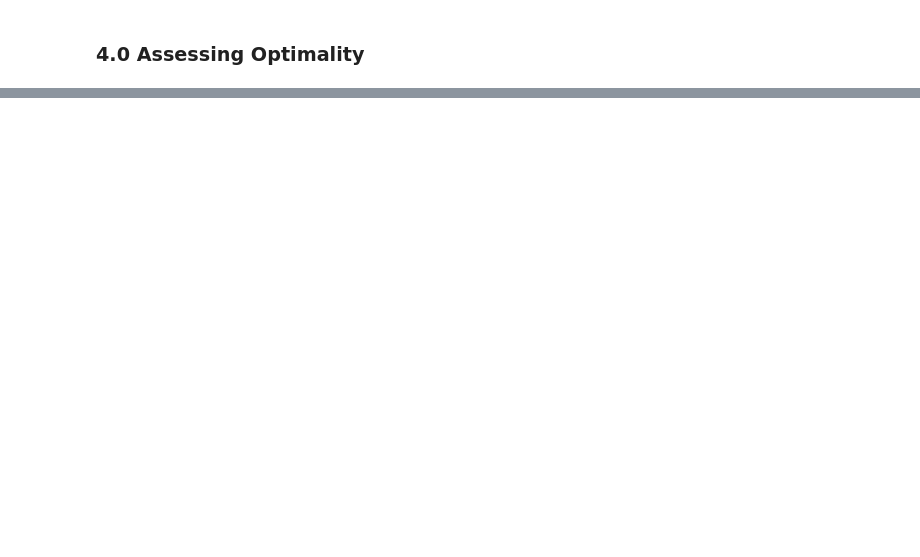
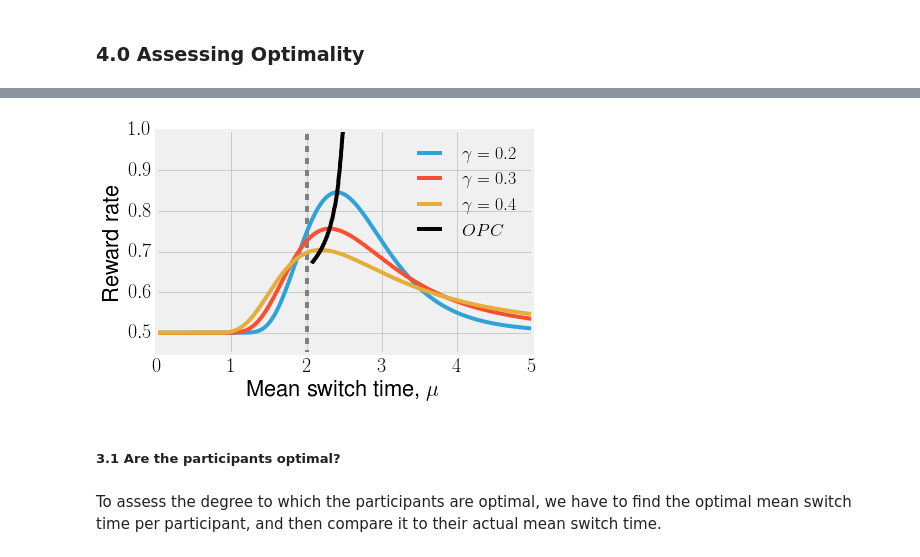
Before and after one commit to dfreestone/timing_tasks, a Jupyter notebook: Switch task/Switch_Analysis.ipynb, the cells around one changed output, grey strips where cells are left out. Drawn from its saved outputs; the diff is of its cells as text; code cells hidden in the pictures; blank space fills up the shorter version.

Commit message:
Finished the analysis, added better output for task

```diff
--- a/Switch task/Switch_Analysis.ipynb
+++ b/Switch task/Switch_Analysis.ipynb
@@ -187,0 +256,13 @@ ax.tick_params(labelsize=20)
+# %%
+def optimal(γ, task_params):
+    """Return the optimal mean switch time given γ"""
+    T_long = task_params[1]
+    μ, γ = np.meshgrid(np.linspace(0, 1.5*T_long, 1000), γ)
+    r = expected_reward(μ, γ, task_params)
+
+    # When γ is very low (or zero), the expected value can't really be computed.
+    idx = ~np.isnan(r).all(axis=1)
+    γ = γ[idx, :]
+    r = r[idx, :]
+    return (μ[0, np.nanargmax(r, axis=1)],
+            np.nanmax(r, axis=1))
@@ -187,0 +271,27 @@ ax.tick_params(labelsize=20)
+# %%
+μ = np.linspace(0, 5, 1000)
+
+plt.rc('text', usetex=True)
+fig, ax = subplots()
+
+ax.vlines(task_params[:1], [0]*2, [1]*2, linestyle="--", color="gray")
+
+γp2 = expected_reward(μ, 0.2, task_params) # using it both to plot and for ylim computation
+ax.plot(μ, γp2, label=r"$\gamma = 0.2$")
+ax.plot(μ, expected_reward(μ, 0.3, task_params), label=r"$\gamma = 0.3$")
+ax.plot(μ, expected_reward(μ, 0.4, task_params), label=r"$\gamma = 0.4$")
+
+μ_opt, r_opt = optimal(np.linspace(0, 0.5, 100), task_params)
+ax.plot(μ_opt, r_opt, color='k', label="$OPC$")
+
+ax.set_ylim((0.9*np.nanmin(γp2), 1))
+ax.legend(loc="best", fontsize=18, framealpha=0)
+ax.set_xlabel("Mean switch time, $\mu$", fontsize=22)
+ax.set_ylabel("Reward rate", fontsize=22)
+ax.tick_params(labelsize=20)
+# %% [output]
+[figure, added]
+# %% [markdown]
+##### 3.1 Are the participants optimal?
+# %% [markdown]
+To assess the degree to which the participants are optimal, we have to find the optimal mean switch time per participant, and then compare it to their actual mean switch time.
```
Also changed, not shown: parts of 16 cells of this notebook, 41 other files.
